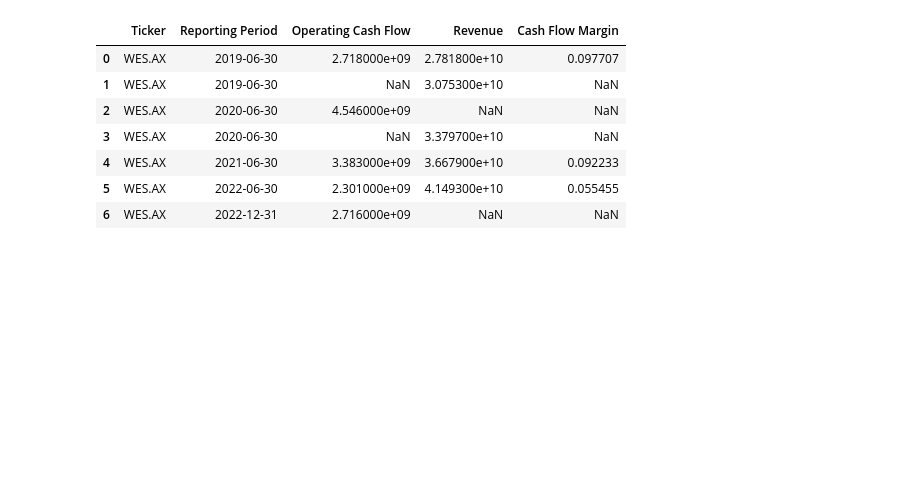
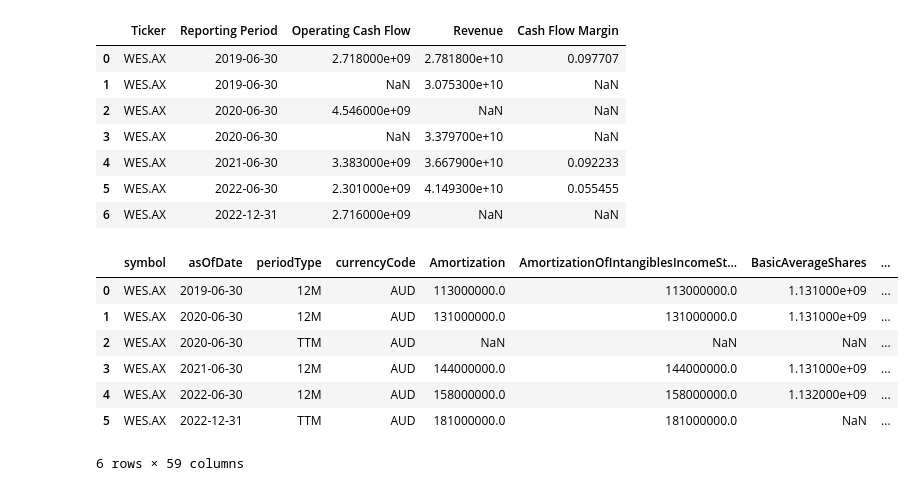
Before and after one commit to mjjohnson94/yahooquery_API, a Jupyter notebook: Cash Flow/yahooquery - Cash Flow Statement Analysis.ipynb, the cells around one changed output. Drawn from its saved outputs; the diff is of its cells as text; code cells hidden in the pictures; blank space fills up the shorter version.

```diff
--- a/Cash Flow/yahooquery - Cash Flow Statement Analysis.ipynb
+++ b/Cash Flow/yahooquery - Cash Flow Statement Analysis.ipynb
@@ -100,3 +99,14 @@ cashFlowAnalysis
 | 4 | WES.AX | 2021-06-30 | 3.383000e+09 | 3.667900e+10 | 0.092233 |
 | 5 | WES.AX | 2022-06-30 | 2.301000e+09 | 4.149300e+10 | 0.055455 |
 | 6 | WES.AX | 2022-12-31 | 2.716000e+09 | NaN | NaN |
+# %%
+incomeStatement
+# %% [output]
+|  | symbol | asOfDate | periodType | currencyCode | Amortization | AmortizationOfIntangiblesIncomeSt... | BasicAverageShares | ... |
+| 0 | WES.AX | 2019-06-30 | 12M | AUD | 113000000.0 | 113000000.0 | 1.131000e+09 | ... |
+| 1 | WES.AX | 2020-06-30 | 12M | AUD | 131000000.0 | 131000000.0 | 1.131000e+09 | ... |
+| 2 | WES.AX | 2020-06-30 | TTM | AUD | NaN | NaN | NaN | ... |
+| 3 | WES.AX | 2021-06-30 | 12M | AUD | 144000000.0 | 144000000.0 | 1.131000e+09 | ... |
+| 4 | WES.AX | 2022-06-30 | 12M | AUD | 158000000.0 | 158000000.0 | 1.132000e+09 | ... |
+| 5 | WES.AX | 2022-12-31 | TTM | AUD | 181000000.0 | 181000000.0 | NaN | ... |
+6 rows × 59 columns
```
Also changed, not shown: parts of 3 cells of this notebook.
